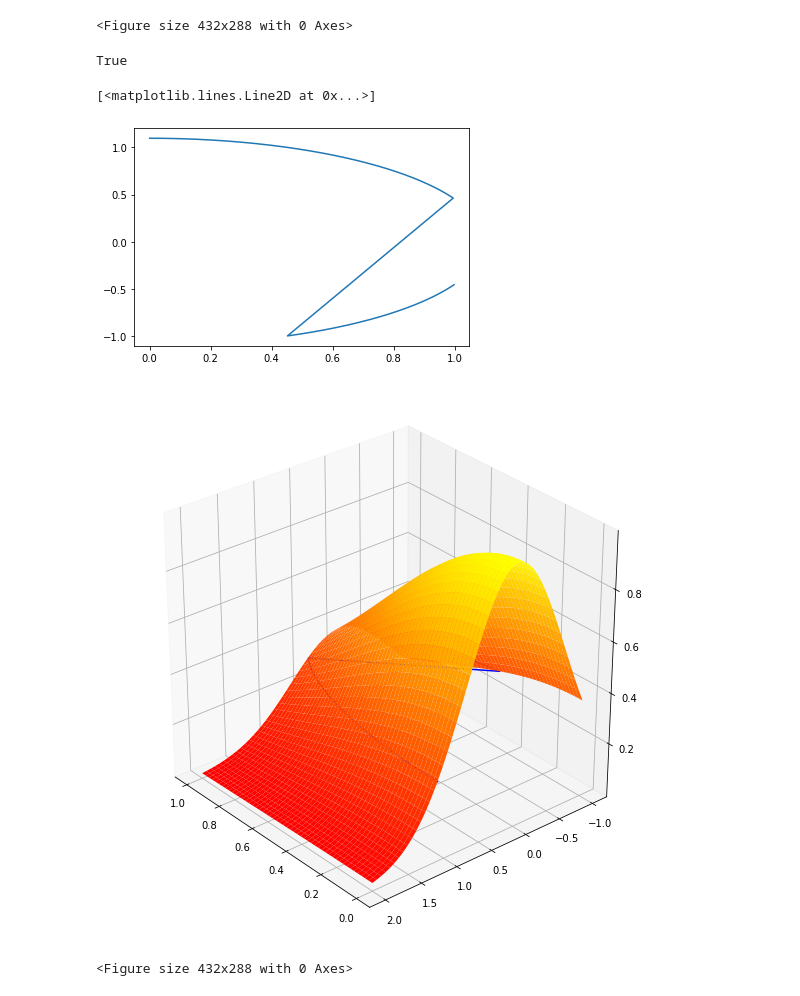
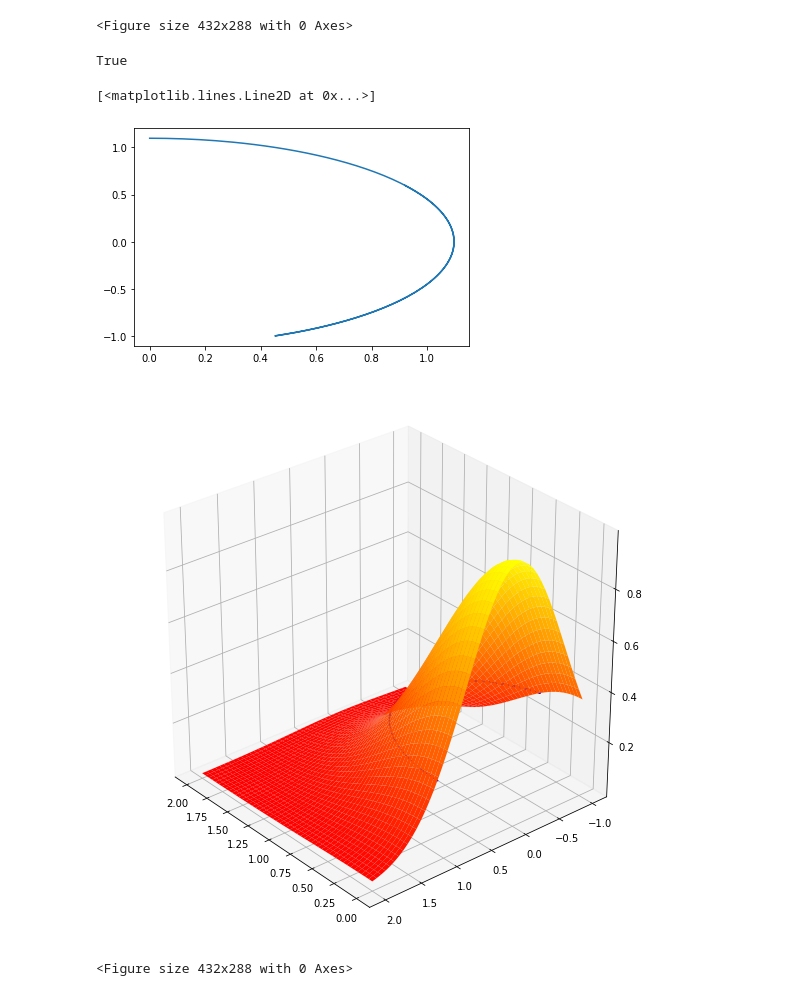
Before and after one commit to SandraClodion/projet-math-info, a Jupyter notebook: Projet_numerique_lignes_de_niveauFinal.ipynb, the cells around one changed output. Cells and saved outputs as stored; diff of their text form; code cells hidden in the pictures.

Commit message:
Corrections simple contour, contour complexe et tracés courbes exemples

```diff
--- a/Projet_numerique_lignes_de_niveauFinal.ipynb
+++ b/Projet_numerique_lignes_de_niveauFinal.ipynb
@@ -37,10 +37,13 @@ def get_f():
     def f(y,x=0.0):
         return np.exp(-x**2-y**2)
     return(f)
+f=get_f()
 
-def ff(x,y):
-    return np.exp(-x**2-y**2)
-f=get_f()
+def g(x,y):
+    return np.exp(-(x-1)**2-(y-1)**2)
+
+def h(x,y):
+    return 2*(f(x,y)-g(x,y))
 
 def grad_f(x,y):
     g=autograd.grad
@@ -277,7 +278,7 @@ def simple_contour(f,c=0.0,delta=0.01):
     #initialisation
     abscisses,ordonnees=[],[]
 
-    #initialisation: seed nous donne le premier de la courbe de niveau à partir duquel on va construire tous les autres
+    #initialisation: seed nous donne le premier point de la courbe de niveau à partir duquel on va construire tous les autres
     xi,yi=0.0,find_seed(f,cte)
     if yi==None:
         return abscisses, ordonnees
@@ -296,6 +297,11 @@ def simple_contour(f,c=0.0,delta=0.01):
         j=autograd.jacobian
         return np.c_[j(G,0)(x,y),j(G,1)(x,y)]
 
+    grad=grad_f(xi,yi)
+    direction=[grad[1],-grad[0]]
+    if direction[0]<0:
+        direction = [-grad[1],grad[0]]
+    direction_memoire=direction
     nb_iter=0
     while nb_iter<1000 and 0<=xi<=1 and 0<=yi<=1:
         #on impose un nombre maximum d'itérations au cas où on ait une ligne de niveau qui boucle
@@ -304,8 +310,10 @@ def simple_contour(f,c=0.0,delta=0.01):
         nb_iter+=1
         grad=grad_f(xi,yi)
         direction=[grad[1],-grad[0]]
-        if direction[0]<0:
-            direction = [-grad[1],grad[0]] #on veut un vecteur tangeant orienté vers les x croissants
+        if ((direction_memoire[0]*direction[0]+direction_memoire[1]*direction[1])<0):
+            direction=[-grad[1],grad[0]]
+        #if direction[0]<0:
+            #direction = [-grad[1],grad[0]]
         unitaire=direction/np.linalg.norm(direction)
         xo,yo=xi+delta*unitaire[0],yi+delta*unitaire[1]
         #xo,yo est le point de départ de la méthode de Newton (celui trouvé avec la tangente)
@@ -314,7 +322,7 @@ def simple_contour(f,c=0.0,delta=0.01):
 
         distance = 2
         xn,yn = X[0],X[1]
-        while (distance>2**(-26) and abs(np.linalg.det(J_G(xn,yn)))>2**(-10)):
+        while (distance>2**(-26) and abs(np.linalg.det(J_G(X[0],X[1])))>2**(-26)):
             xn,yn = X[0],X[1]
             Jinv = np.linalg.inv(J_G(xn,yn))
             X1=X-Jinv.dot(G(xn,yn))
@@ -324,7 +332,7 @@ def simple_contour(f,c=0.0,delta=0.01):
         xi,yi = X[0],X[1] #xi,yi est le point suivant de la ligne de niveau
         abscisses.append(xi)
         ordonnees.append(yi)
-
+        direction_memoire=direction
     return abscisses, ordonnees
 # %%
 #Par exemple:
@@ -551,7 +567,7 @@ ax.plot(abscisses,ordonnees,z, color="blue")
 [figure]
 <Figure size 432x288 with 0 Axes>
 # %%
-curves = contour(f,0.3, [0.0,1.0], [-1.0,2.0])
+curves = contour(f,0.3, [0.0,2.0], [-1.0,2.0])
 abscisses=[]
 ordonnees=[]
 for el in curves:
@@ -571,31 +587,27 @@ for el in curves:
     ordonnees.extend(bb)
 print(len(abscisses)==len(ordonnees))
 plt.plot(abscisses,ordonnees)
-
-#ça commence à etre un peu bizarre...
 # %% [output]
 True
 [<matplotlib.lines.Line2D at 0x...>]
-[figure, old version]
+[figure, new version]
 # %%
-domain_x = np.linspace(0.0, 1.0)
+domain_x = np.linspace(0.0, 2.0)
 domain_y = np.linspace(-1.0, 2.0)
 # création de la grille
 X, Y = np.meshgrid(domain_x, domain_y)
 # calcul de z=f(x,y) pour chacun des couples (x,y) dans [0,1]^2
 fig = plt.figure(figsize=(10,10))
 ax = fig.add_subplot(111, projection='3d')
 Z = ff(X, Y)
 fig = plt.figure()
 # on plotte la figure en 3D
 z=[]
 for i in range(len(abscisses)):
     z.append(0.3)
 ax.plot_surface(X, Y, Z, cmap='autumn')
 ax.plot(abscisses,ordonnees,z, color="blue")
 ax.view_init(30,140) #pour tourner la figure
-
-#Là ce n'est pas ouf ouf
 # %% [output]
-[figure, old version]
+[figure, new version]
 <Figure size 432x288 with 0 Axes>
```
Also changed, not shown: parts of 7 cells of this notebook.
